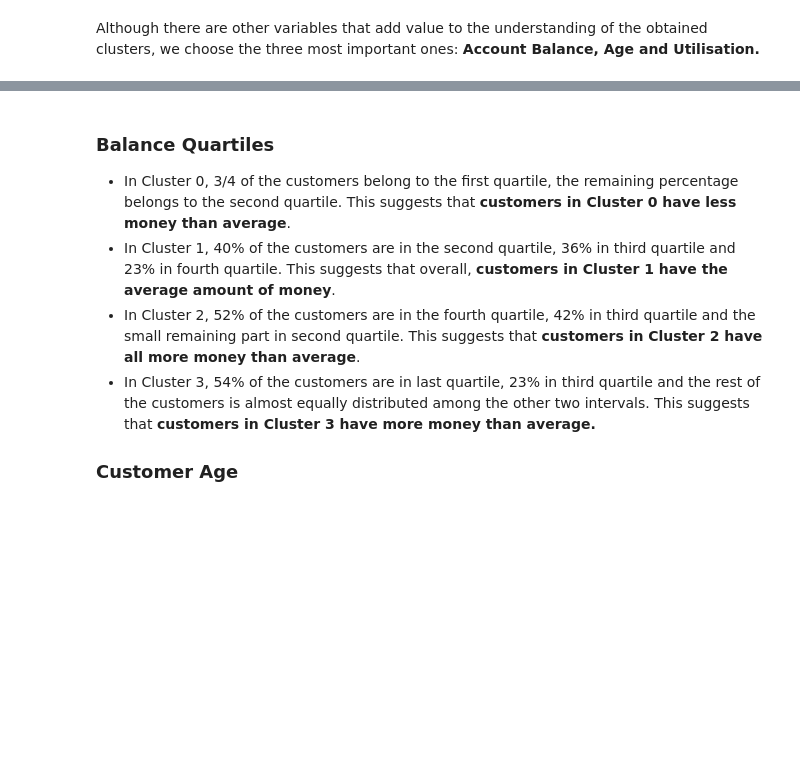
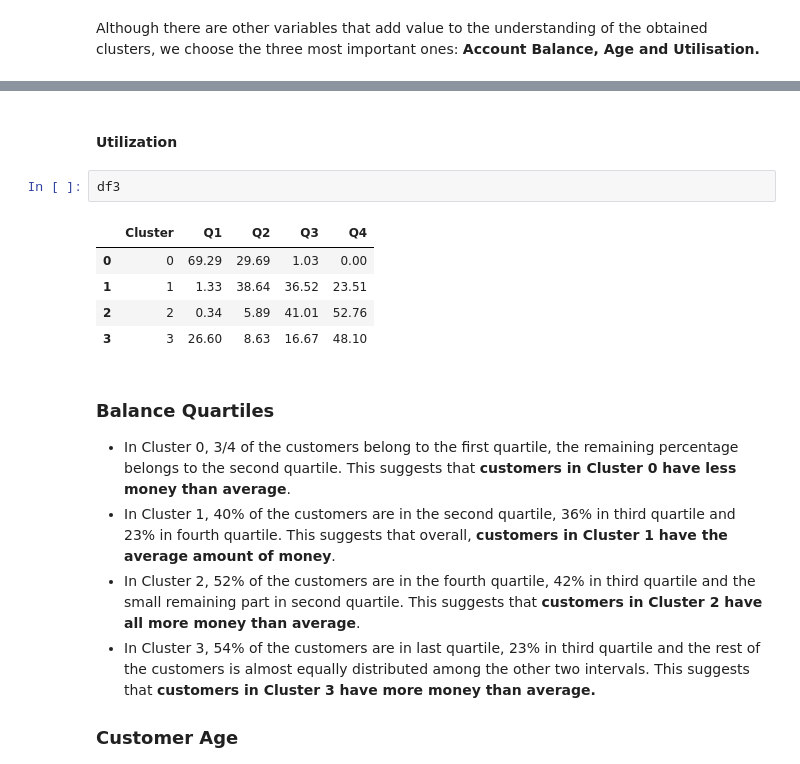
Before and after one commit to FrancescoRedaelli/ADM-HW4-Group31, a Jupyter notebook: main.ipynb, the cells around one changed output, grey strips where cells are left out. Drawn from its saved outputs; the diff is of its cells as text; blank space fills up the shorter version.

```diff
--- a/main.ipynb
+++ b/main.ipynb
@@ -1078,3 +1073,13 @@ Utilisation
+# %% [markdown]
+#### Utilization
+# %%
+df3
+# %% [output]
+|  | Cluster | Q1 | Q2 | Q3 | Q4 |
+| 0 | 0 | 69.29 | 29.69 | 1.03 | 0.00 |
+| 1 | 1 | 1.33 | 38.64 | 36.52 | 23.51 |
+| 2 | 2 | 0.34 | 5.89 | 41.01 | 52.76 |
+| 3 | 3 | 26.60 | 8.63 | 16.67 | 48.10 |
 # %% [markdown]
 ### Balance Quartiles
 
```
Also changed, not shown: parts of 13 cells of this notebook, 1 other file.
